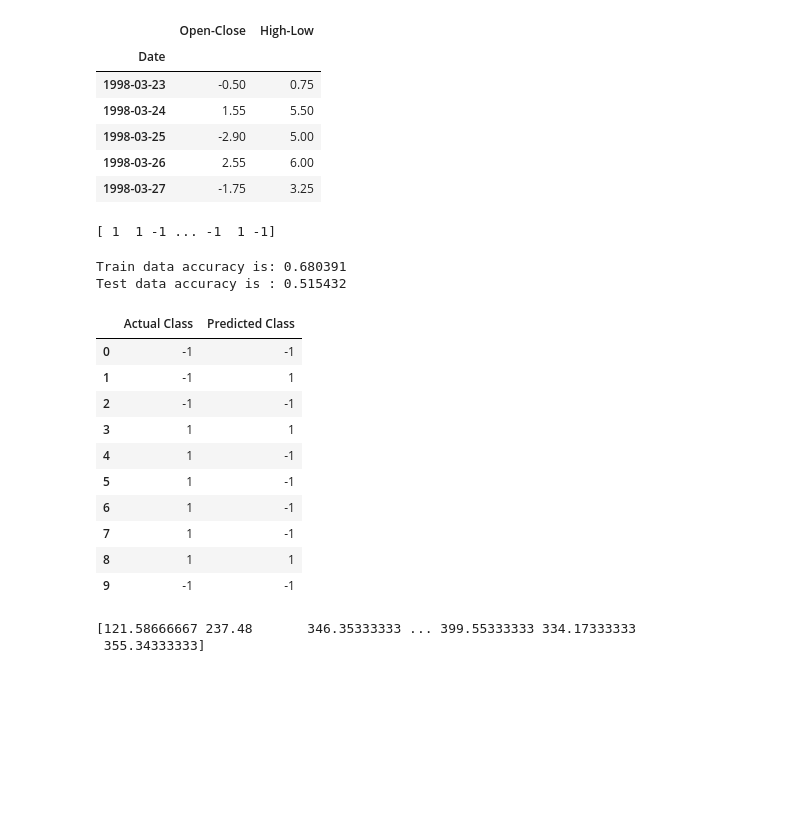
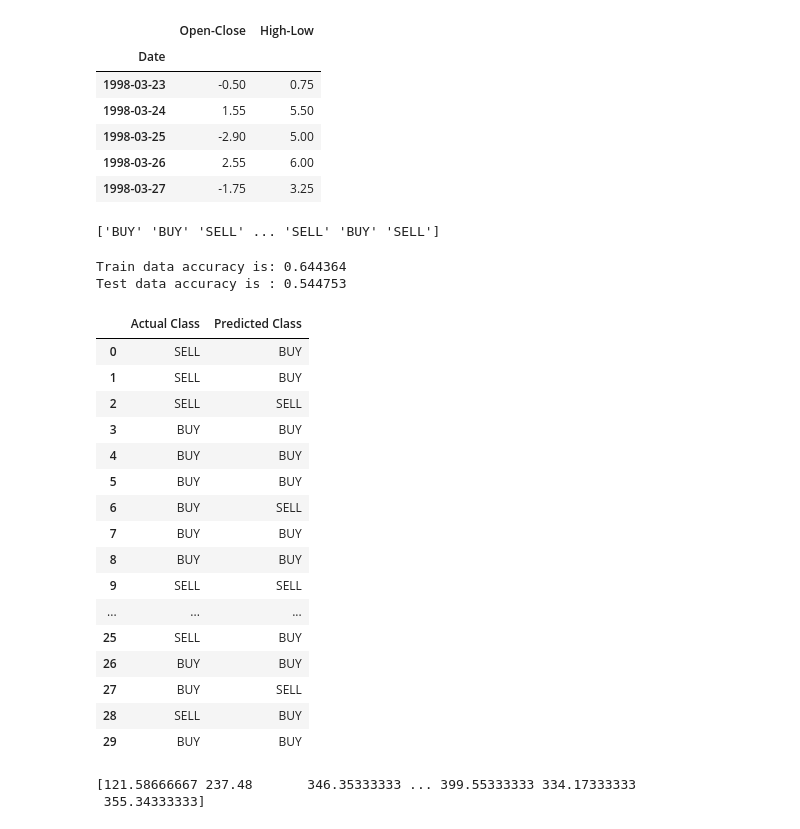
Before and after one commit to pearlshah1011/Stock-prediction-project, a Jupyter notebook: stocks.ipynb, the cells around one changed output. Drawn from its saved outputs; the diff is of its cells as text; code cells hidden in the pictures; blank space fills up the shorter version.

```diff
--- a/stocks.ipynb
+++ b/stocks.ipynb
@@ -59,10 +59,10 @@ X.head()
 #the below statement means that if the next day closing rate is higher than previous day closing rate
 #then we want to buy the stock(+1)
 #else if next day rate is lower than previous we wanna sell the stock(-1)
-Y=np.where(data['Close'].shift(-1)>data['Close'],1,-1)
+Y=np.where(data['Close'].shift(-1)>data['Close'],'BUY','SELL')
 print(Y)
 # %% [output]
-[ 1  1 -1 ... -1  1 -1]
+['BUY' 'BUY' 'SELL' ... 'SELL' 'BUY' 'SELL']
 # %%
 #splitting data into two parts training and testing
 
@@ -90,24 +90,30 @@ accuracy_test=accuracy_score(y_test,model.predict(X_test))
 print('Train data accuracy is: %2f' %accuracy_train)
 print('Test data accuracy is : %2f'%accuracy_test)
 # %% [output]
-Train data accuracy is: 0.680391
-Test data accuracy is : 0.515432
+Train data accuracy is: 0.644364
+Test data accuracy is : 0.544753
 # %%
 predictions_classification=model.predict(X_test)
 actual_predicted_data=pd.DataFrame({'Actual Class':y_test,'Predicted Class':predictions_classification})
-actual_predicted_data.head(10)
+actual_predicted_data.head(30)
 # %% [output]
 |  | Actual Class | Predicted Class |
-| 0 | -1 | -1 |
-| 1 | -1 | 1 |
-| 2 | -1 | -1 |
-| 3 | 1 | 1 |
-| 4 | 1 | -1 |
-| 5 | 1 | -1 |
-| 6 | 1 | -1 |
-| 7 | 1 | -1 |
-| 8 | 1 | 1 |
-| 9 | -1 | -1 |
+| 0 | SELL | BUY |
+| 1 | SELL | BUY |
+| 2 | SELL | SELL |
+| 3 | BUY | BUY |
+| 4 | BUY | BUY |
+| 5 | BUY | BUY |
+| 6 | BUY | SELL |
+| 7 | BUY | BUY |
+| 8 | BUY | BUY |
+| 9 | SELL | SELL |
+| ... | ... | ... |
+| 25 | SELL | BUY |
+| 26 | BUY | BUY |
+| 27 | BUY | SELL |
+| 28 | SELL | BUY |
+| 29 | BUY | BUY |
 # %%
 #Regression
 y=data['Close']
```
Also changed, not shown: parts of 3 cells of this notebook.
